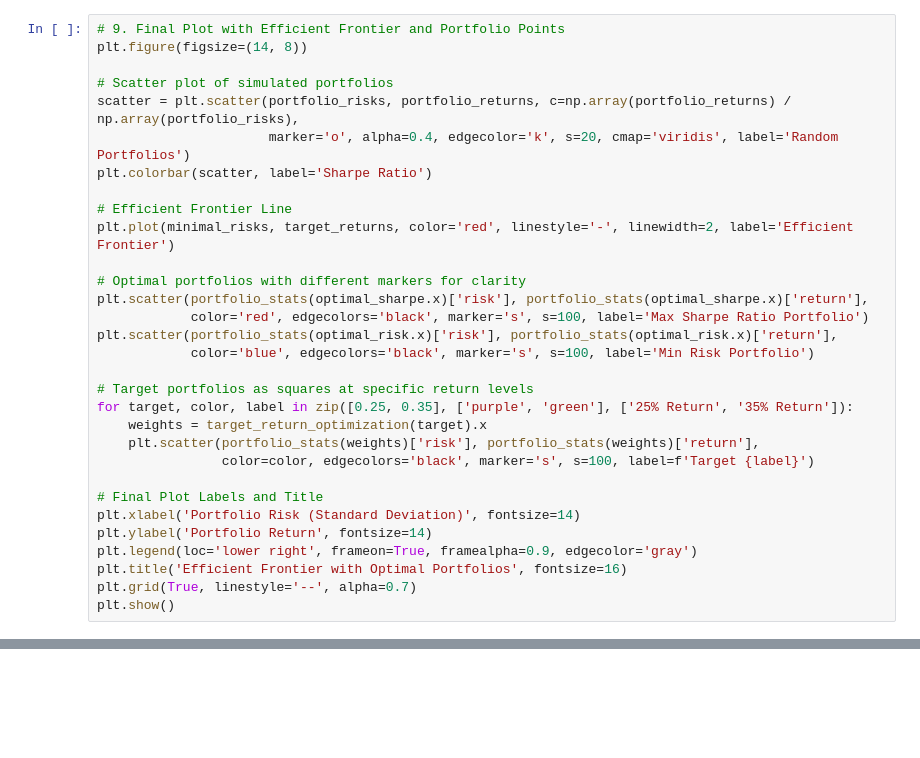
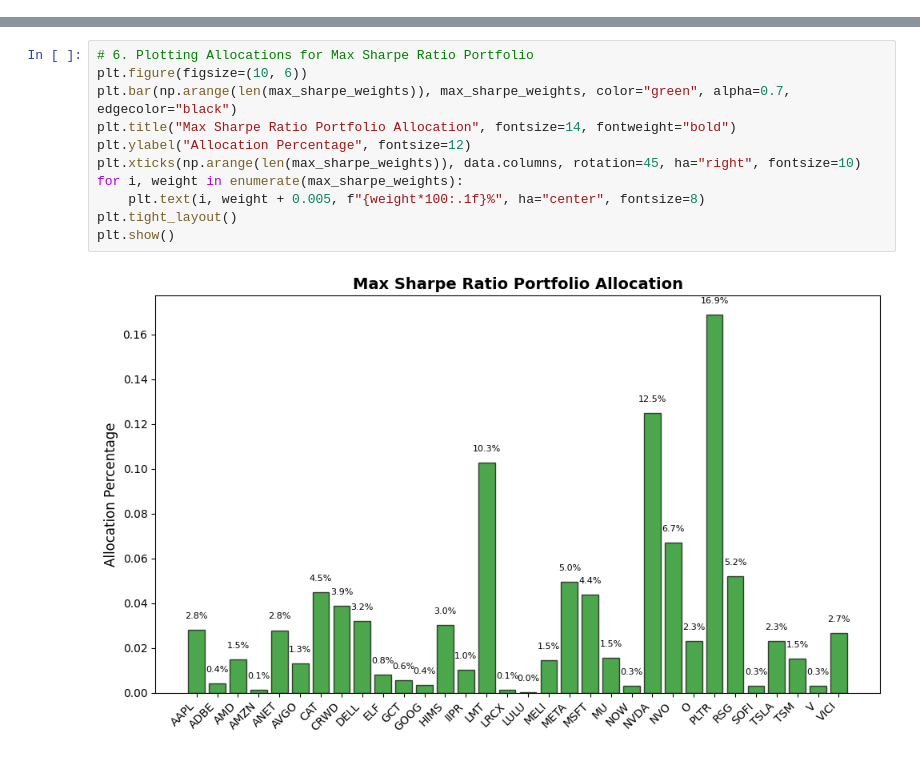
Before and after one commit to PawelWozniak1/Portfolio_optimalization, a Jupyter notebook: Modern_Portfolio_Theory.ipynb, the cells around one changed output, grey strips where cells are left out. Drawn from its saved outputs; the diff is of its cells as text; blank space fills up the shorter version.

```diff
--- a/Modern_Portfolio_Theory.ipynb
+++ b/Modern_Portfolio_Theory.ipynb
@@ -131,31 +33,0 @@ for _ in range(num_portfolios):
-# %%
-# 9. Final Plot with Efficient Frontier and Portfolio Points
-plt.figure(figsize=(14, 8))
-
-# Scatter plot of simulated portfolios
-scatter = plt.scatter(portfolio_risks, portfolio_returns, c=np.array(portfolio_returns) / np.array(portfolio_risks),
-                      marker='o', alpha=0.4, edgecolor='k', s=20, cmap='viridis', label='Random Portfolios')
-plt.colorbar(scatter, label='Sharpe Ratio')
-
-# Efficient Frontier Line
-plt.plot(minimal_risks, target_returns, color='red', linestyle='-', linewidth=2, label='Efficient Frontier')
-
-# Optimal portfolios with different markers for clarity
-plt.scatter(portfolio_stats(optimal_sharpe.x)['risk'], portfolio_stats(optimal_sharpe.x)['return'],
-            color='red', edgecolors='black', marker='s', s=100, label='Max Sharpe Ratio Portfolio')
-plt.scatter(portfolio_stats(optimal_risk.x)['risk'], portfolio_stats(optimal_risk.x)['return'],
-            color='blue', edgecolors='black', marker='s', s=100, label='Min Risk Portfolio')
-
-# Target portfolios as squares at specific return levels
-for target, color, label in zip([0.25, 0.35], ['purple', 'green'], ['25% Return', '35% Return']):
-    weights = target_return_optimization(target).x
-    plt.scatter(portfolio_stats(weights)['risk'], portfolio_stats(weights)['return'],
-                color=color, edgecolors='black', marker='s', s=100, label=f'Target {label}')
-
-# Final Plot Labels and Title
-plt.xlabel('Portfolio Risk (Standard Deviation)', fontsize=14)
-plt.ylabel('Portfolio Return', fontsize=14)
-plt.legend(loc='lower right', frameon=True, framealpha=0.9, edgecolor='gray')
-plt.title('Efficient Frontier with Optimal Portfolios', fontsize=16)
-plt.grid(True, linestyle='--', alpha=0.7)
-plt.show()
@@ -214,0 +94,13 @@ plt.show()
+# %%
+# 6. Plotting Allocations for Max Sharpe Ratio Portfolio
+plt.figure(figsize=(10, 6))
+plt.bar(np.arange(len(max_sharpe_weights)), max_sharpe_weights, color="green", alpha=0.7, edgecolor="black")
+plt.title("Max Sharpe Ratio Portfolio Allocation", fontsize=14, fontweight="bold")
+plt.ylabel("Allocation Percentage", fontsize=12)
+plt.xticks(np.arange(len(max_sharpe_weights)), data.columns, rotation=45, ha="right", fontsize=10)
+for i, weight in enumerate(max_sharpe_weights):
+    plt.text(i, weight + 0.005, f"{weight*100:.1f}%", ha="center", fontsize=8)
+plt.tight_layout()
+plt.show()
+# %% [output]
+[figure, added]
```
Also changed, not shown: parts of 17 cells of this notebook, 4 other files.
